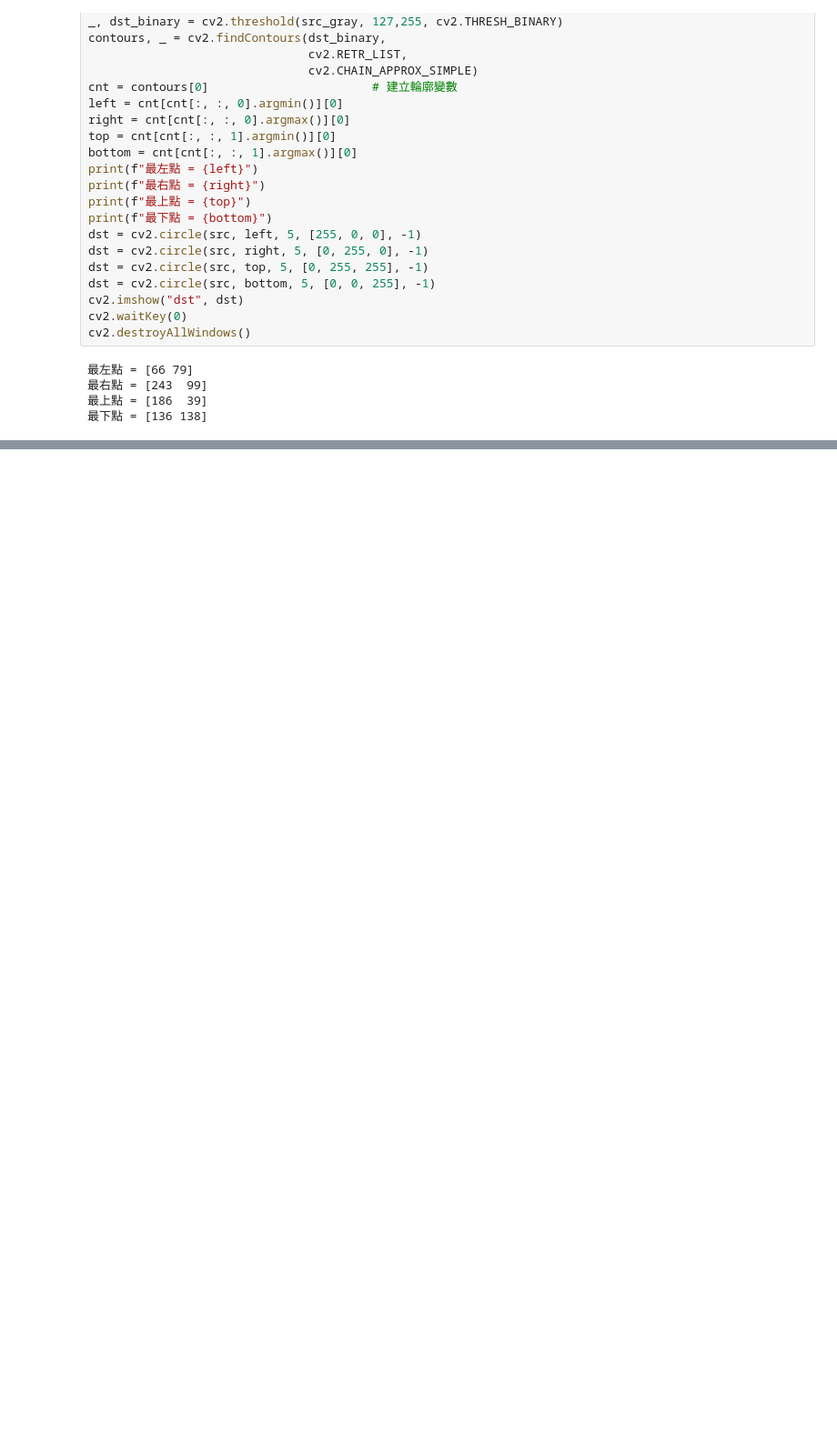
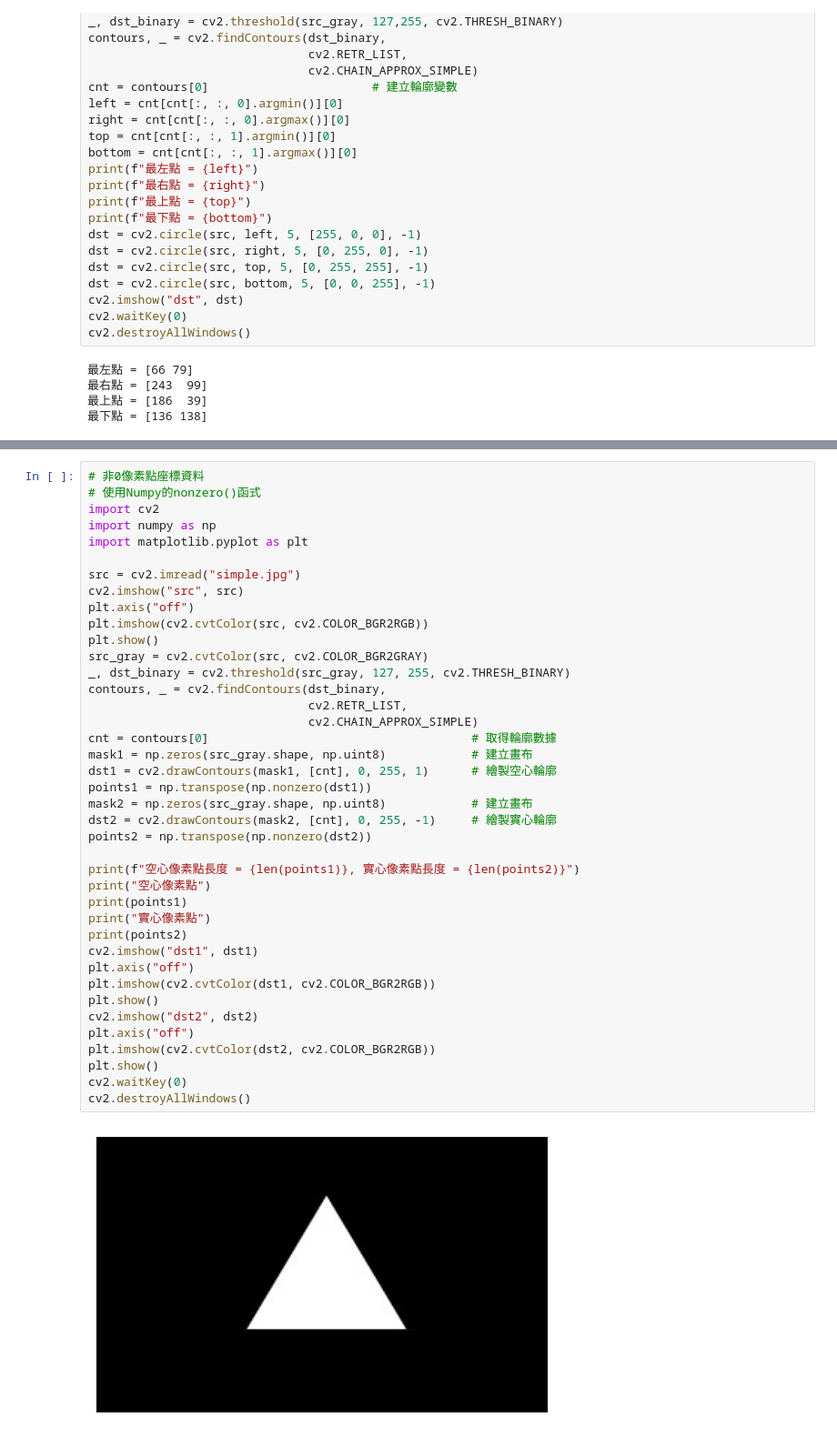
Before and after one commit to AnnaCheng58796907/yzu_CV, a Jupyter notebook: lesson11/lesson11_2.ipynb, the cells around one changed output, grey strips where cells are left out. Shown at 91% size. Saved outputs shown, nothing was run; the diff lists cells and outputs as text; blank space fills up the shorter version.

```diff
--- a/lesson11/lesson11_2.ipynb
+++ b/lesson11/lesson11_2.ipynb
@@ -518,0 +614,42 @@ cv2.destroyAllWindows()
+# %%
+# 非0像素點座標資料
+# 使用Numpy的nonzero()函式
+import cv2
+import numpy as np
+import matplotlib.pyplot as plt
+
+src = cv2.imread("simple.jpg")
+cv2.imshow("src", src)
+plt.axis("off")
+plt.imshow(cv2.cvtColor(src, cv2.COLOR_BGR2RGB))
+plt.show()
+src_gray = cv2.cvtColor(src, cv2.COLOR_BGR2GRAY)
+_, dst_binary = cv2.threshold(src_gray, 127, 255, cv2.THRESH_BINARY)
+contours, _ = cv2.findContours(dst_binary,
+                               cv2.RETR_LIST,
+                               cv2.CHAIN_APPROX_SIMPLE)
+cnt = contours[0]                                     # 取得輪廓數據
+mask1 = np.zeros(src_gray.shape, np.uint8)            # 建立畫布
+dst1 = cv2.drawContours(mask1, [cnt], 0, 255, 1)      # 繪製空心輪廓
+points1 = np.transpose(np.nonzero(dst1))
+mask2 = np.zeros(src_gray.shape, np.uint8)            # 建立畫布
+dst2 = cv2.drawContours(mask2, [cnt], 0, 255, -1)     # 繪製實心輪廓
+points2 = np.transpose(np.nonzero(dst2))
+
+print(f"空心像素點長度 = {len(points1)}, 實心像素點長度 = {len(points2)}")
+print("空心像素點")
+print(points1)
+print("實心像素點")
+print(points2)
+cv2.imshow("dst1", dst1)
+plt.axis("off")
+plt.imshow(cv2.cvtColor(dst1, cv2.COLOR_BGR2RGB))
+plt.show()
+cv2.imshow("dst2", dst2)
+plt.axis("off")
+plt.imshow(cv2.cvtColor(dst2, cv2.COLOR_BGR2RGB))
+plt.show()
+cv2.waitKey(0)
+cv2.destroyAllWindows()
+# %% [output]
+[figure, added]
```
Also changed, not shown: parts of 11 cells of this notebook, 2 other files.
